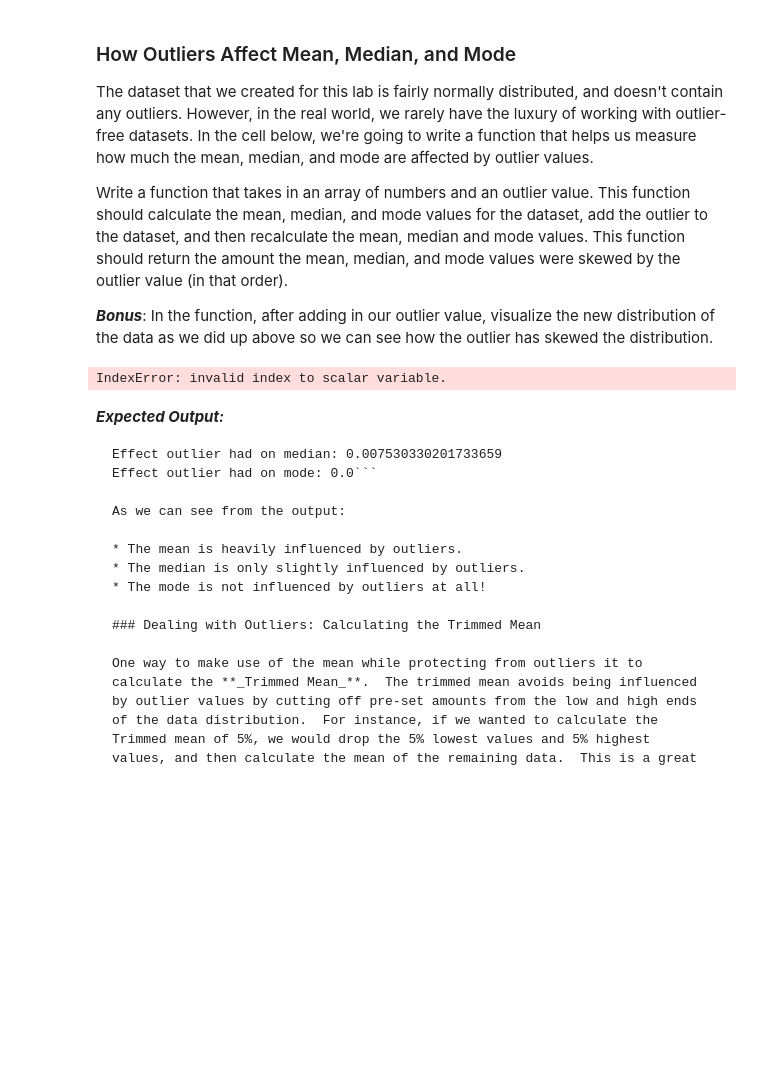
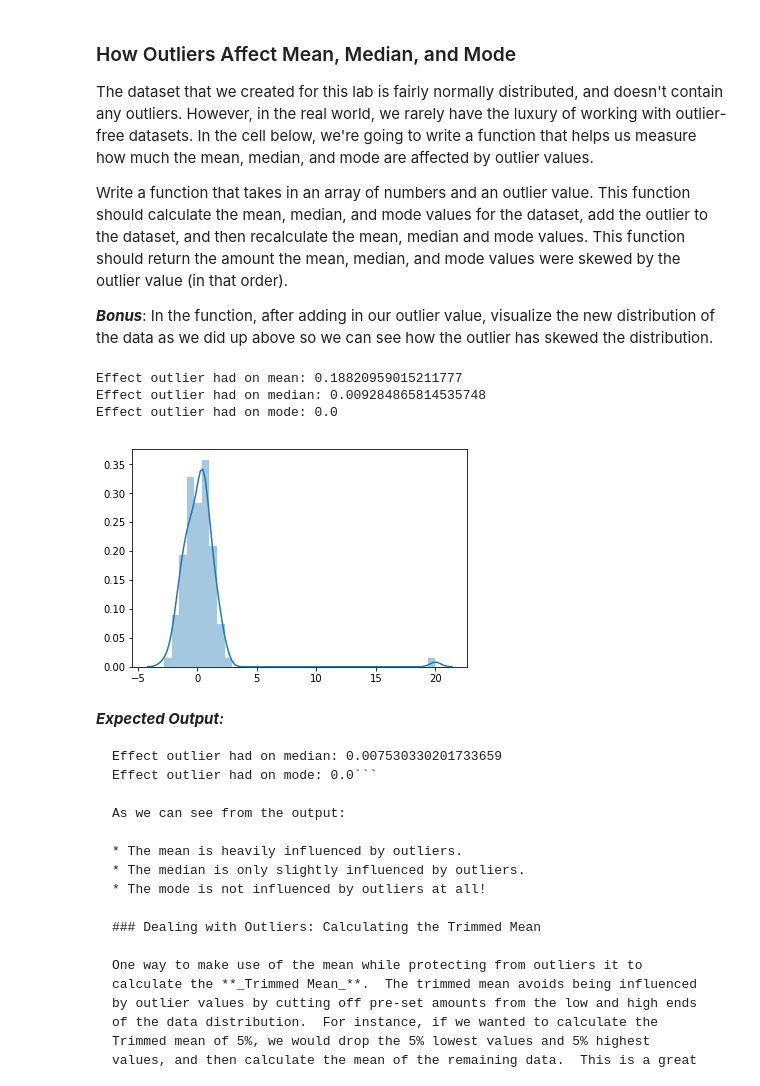
Before and after one commit to robblatt/probability-density-functions-lab-nyc-ds-career-042219, a Jupyter notebook: index.ipynb, the cells around one changed output. Drawn from its saved outputs; the diff is of its cells as text; code cells hidden in the pictures; blank space fills up the shorter version.

```diff
--- a/index.ipynb
+++ b/index.ipynb
@@ -154,30 +154,33 @@ Write a function that takes in an array of numbers and an outlier value.  This f
 **_Bonus_**: In the function, after adding in our outlier value, visualize the new distribution of the data as we did up above so we can see how the outlier has skewed the distribution.
 # %%
 def check_outlier_effect(data, outlier):
-    mode = get_mode(data)
+    mode = get_mode(data)[0]
     median = get_median(data)
-    mean = get_mean(data)[0]
+    mean = get_mean(data)
 
     data = list(data)
     data.append(outlier)
 
     skewed_mean = get_mean(data)
     skewed_median = get_median(data)
     skewed_mode = get_mode(data)[0]
 
-    mean_effect = abs(mean_val - skewed_mean)
-    median_effect = abs(median_val - skewed_median)
-    mode_effect = abs(mode_val - skewed_mode)
+    mean_effect = abs(mean - skewed_mean)
+    median_effect = abs(median - skewed_median)
+    mode_effect = abs(mode - skewed_mode)
 
     sns.distplot(data)
     return mean_effect, median_effect, mode_effect
 
 mean_effect, median_effect, mode_effect = check_outlier_effect(data, 20)
 print("Effect outlier had on mean: {}".format(mean_effect))
 print("Effect outlier had on median: {}".format(median_effect))
 print("Effect outlier had on mode: {}".format(mode_effect))
 # %% [output]
-IndexError: invalid index to scalar variable.
+Effect outlier had on mean: 0.18820959015211777
+Effect outlier had on median: 0.009284865814535748
+Effect outlier had on mode: 0.0
+[figure, added]
 # %% [markdown]
 **_Expected Output:_**
 
```
